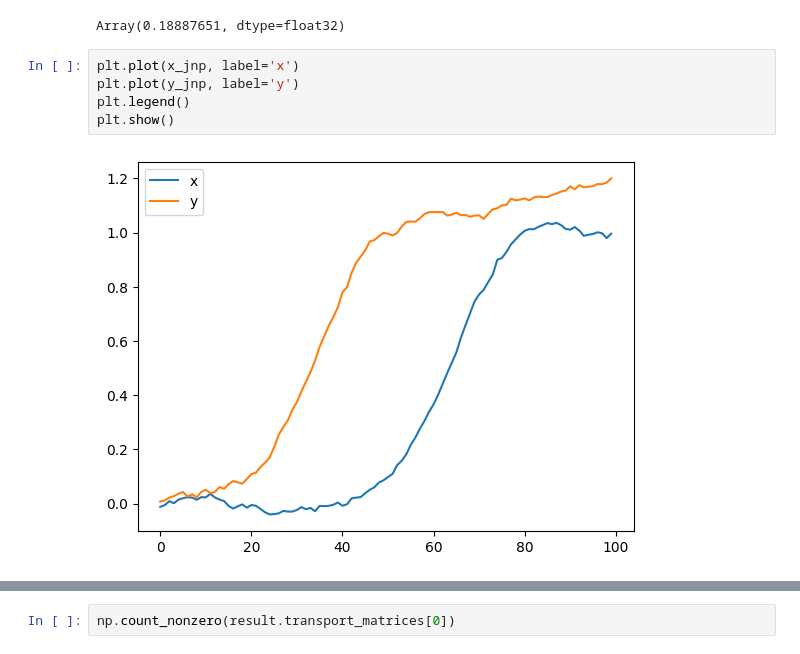
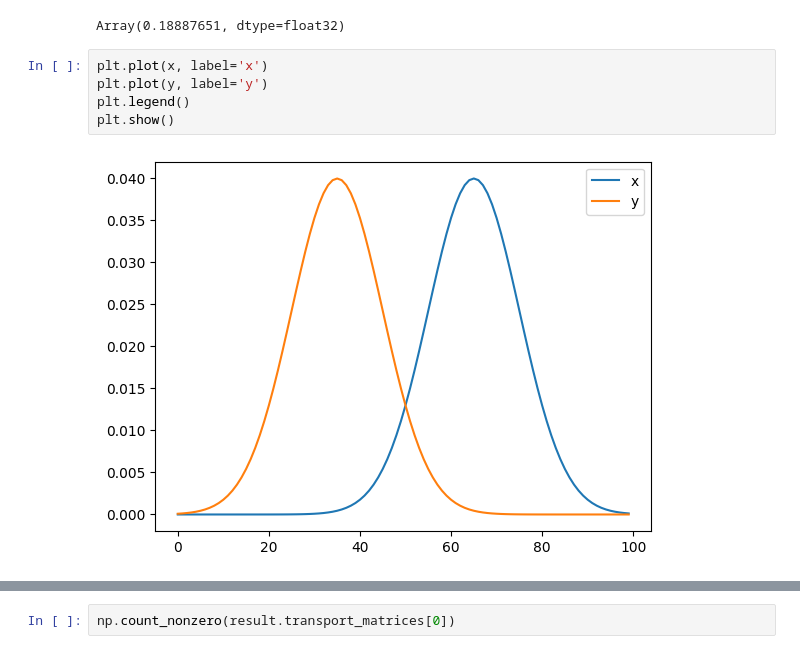
Before and after one commit to warik21/Thesis, a Jupyter notebook: Exploring_ott.ipynb, the cells around one changed output, grey strips where cells are left out. Cells and saved outputs as stored; diff of their text form.

```diff
--- a/Exploring_ott.ipynb
+++ b/Exploring_ott.ipynb
@@ -73,12 +77,12 @@ result.ot_costs.sum()
 # %% [output]
 Array(0.18887651, dtype=float32)
 # %%
-plt.plot(x_jnp, label='x')
-plt.plot(y_jnp, label='y')
+plt.plot(x, label='x')
+plt.plot(y, label='y')
 plt.legend()
 plt.show()
 # %% [output]
-[figure, old version]
+[figure, new version]
 # %%
 plt.figure(figsize=(10,10))
 
```
Also changed, not shown: parts of 10 cells of this notebook, 1 other file.
